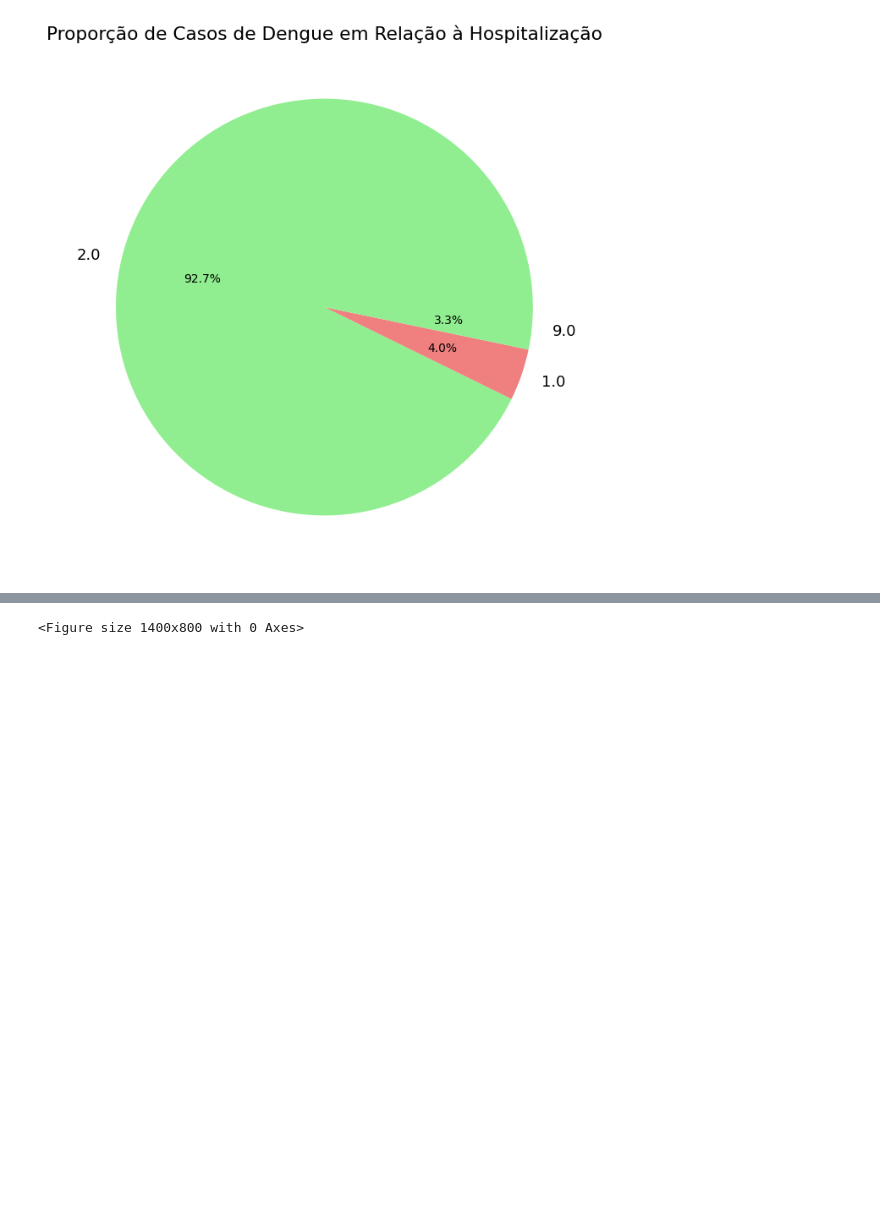
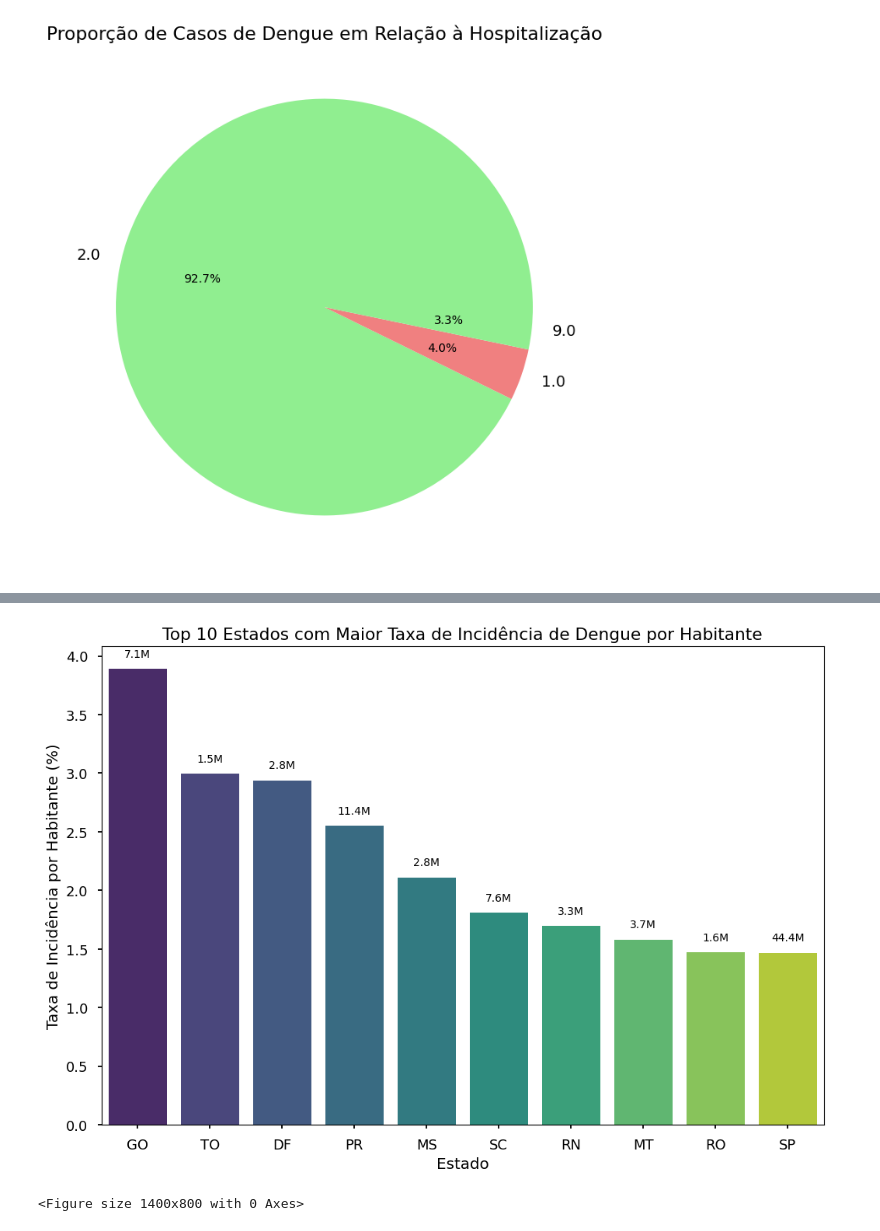
Before and after one commit to IgorNascimentoDEV/1-Projeto-Dengue-2022, a Jupyter notebook: projeto_PUC.ipynb, the cells around one changed output, grey strips where cells are left out. Cells and saved outputs as stored; diff of their text form; code cells hidden in the pictures; blank space fills up the shorter version.

```diff
--- a/projeto_PUC.ipynb
+++ b/projeto_PUC.ipynb
@@ -671,2 +599,46 @@ plt.show()
+# %%
+import matplotlib.pyplot as plt
+import seaborn as sns
+
+# Dados da população por estado
+populacao_por_estado = {
+    'SP': 44420459, 'MG': 20538718, 'RJ': 16054524, 'BA': 14136417, 'PR': 11443208,
+    'RS': 10880506, 'PE': 9058155, 'CE': 8791688, 'PA': 8116132, 'SC': 7609601,
+    'GO': 7055228, 'MA': 6775152, 'PB': 3974495, 'AM': 3941175, 'ES': 3833486,
+    'MT': 3658813, 'RN': 3302406, 'PI': 3269200, 'AL': 3127511, 'DF': 2817068,
+    'MS': 2756700, 'SE': 2209558, 'RO': 1581016, 'TO': 1511459, 'AC': 830026,
+    'AP': 733508, 'RR': 636303
+}
+
+# Adicione a população ao DataFrame
+dados_final['Populacao'] = dados_final['Nome da UF'].map(populacao_por_estado)
+
+# Calcule a contagem de casos por estado
+contagem_casos = dados_final['Nome da UF'].value_counts()
+
+# Calcule a taxa de incidência por habitante
+dados_final['Quantidade de Casos'] = dados_final['Nome da UF'].map(contagem_casos)
+dados_final['Taxa por Habitante'] = (dados_final['Quantidade de Casos'] / dados_final['Populacao']) * 100
+
+# Selecione apenas as colunas relevantes para o cálculo
+dados_estado_presente = dados_final[['Nome da UF', 'Populacao', 'Quantidade de Casos', 'Taxa por Habitante']]
+
+# Ordenar os estados pela taxa de incidência e selecionar os 10 maiores
+top_10_estados = dados_estado_presente.groupby('Nome da UF')['Taxa por Habitante'].max().nlargest(10)
+
+# Criar o gráfico de barras
+plt.figure(figsize=(12, 8))
+sns.barplot(x=top_10_estados.index, y=top_10_estados.values, palette='viridis')
+plt.title('Top 10 Estados com Maior Taxa de Incidência de Dengue por Habitante')
+plt.xlabel('Estado')
+plt.ylabel('Taxa de Incidência por Habitante (%)')
+
+# Adicionar a quantidade de habitantes no topo das barras
+for i, valor in enumerate(top_10_estados.values):
+    plt.text(i, valor + 0.1, f'{populacao_por_estado[top_10_estados.index[i]] / 1e6:.1f}M', ha='center')
+
+plt.show()
+# %% [output]
+[figure, added]
 # %%
 plt.figure(figsize=(14, 8))
```
Also changed, not shown: parts of 15 cells of this notebook.
